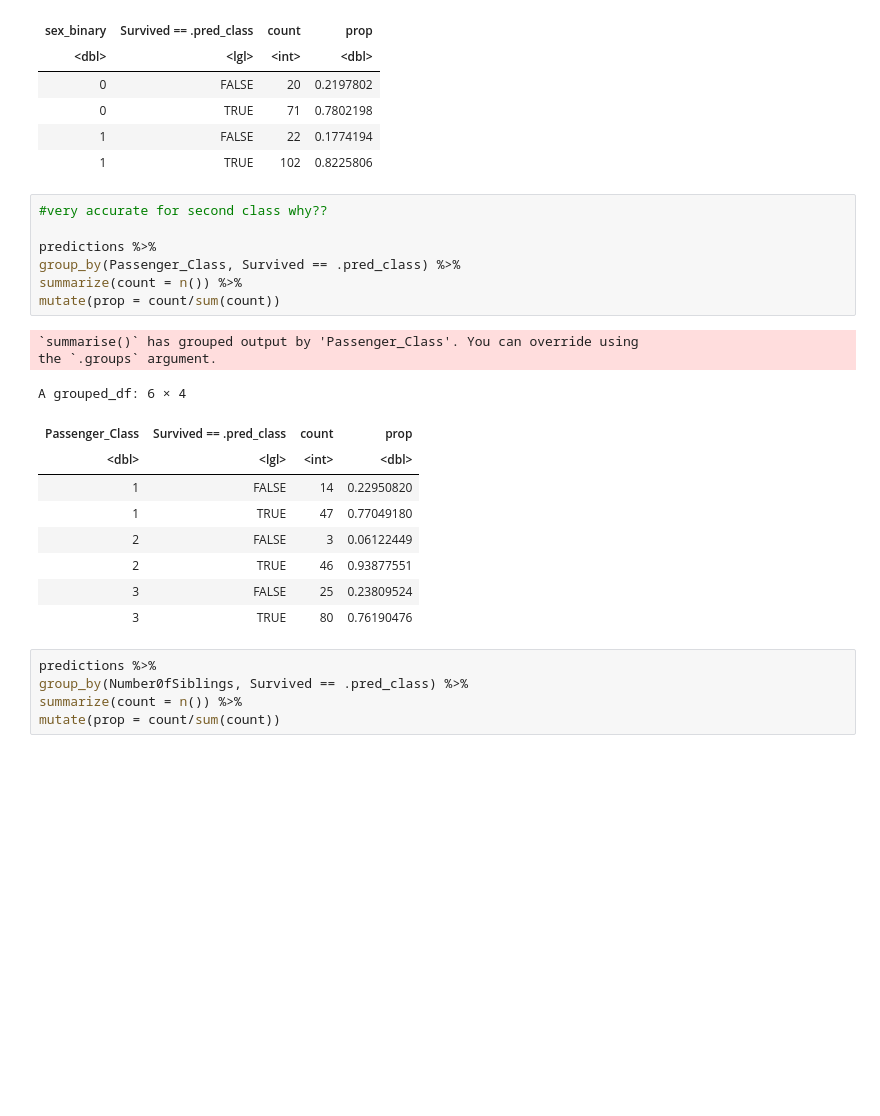
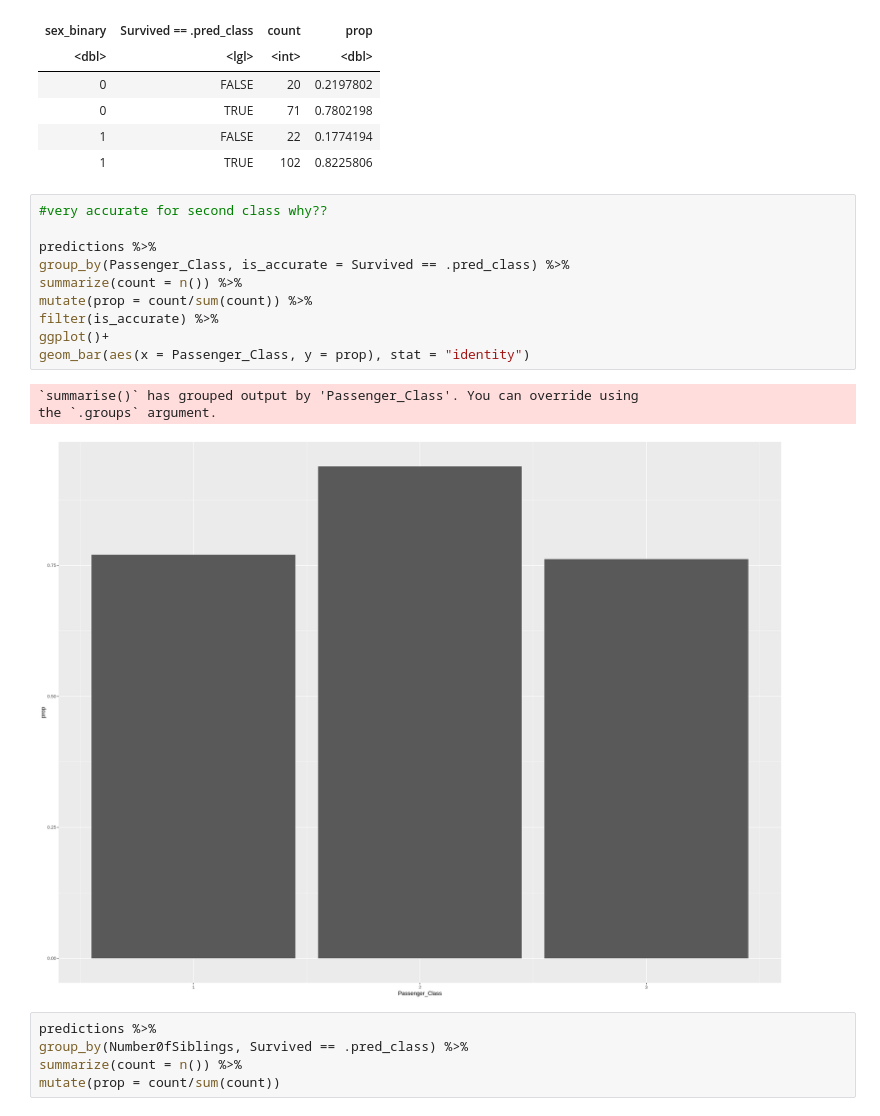
Before and after one commit to zhang17s/DSCI-100-Group-Project-, a Jupyter notebook: Proposal.ipynb, the cells around one changed output. Saved outputs shown, nothing was run; the diff lists cells and outputs as text; blank space fills up the shorter version.

```diff
--- a/Proposal.ipynb
+++ b/Proposal.ipynb
@@ -608,22 +608,17 @@ A grouped_df: 4 × 4
 # %%
 #very accurate for second class why??
 
 predictions %>%
-group_by(Passenger_Class, Survived == .pred_class) %>%
+group_by(Passenger_Class, is_accurate = Survived == .pred_class) %>%
 summarize(count = n()) %>%
-mutate(prop = count/sum(count))
+mutate(prop = count/sum(count)) %>%
+filter(is_accurate) %>%
+ggplot()+
+geom_bar(aes(x = Passenger_Class, y = prop), stat = "identity")
 # %% [output]
 `summarise()` has grouped output by 'Passenger_Class'. You can override using
 the `.groups` argument.
-A grouped_df: 6 × 4
-| Passenger_Class | Survived == .pred_class | count | prop |
-| <dbl> | <lgl> | <int> | <dbl> |
-| 1 | FALSE | 14 | 0.22950820 |
-| 1 | TRUE | 47 | 0.77049180 |
-| 2 | FALSE | 3 | 0.06122449 |
-| 2 | TRUE | 46 | 0.93877551 |
-| 3 | FALSE | 25 | 0.23809524 |
-| 3 | TRUE | 80 | 0.76190476 |
+[figure, added]
 # %%
 predictions %>%
 group_by(Number0fSiblings, Survived == .pred_class) %>%
```
Also changed, not shown: parts of 3 cells of this notebook.
